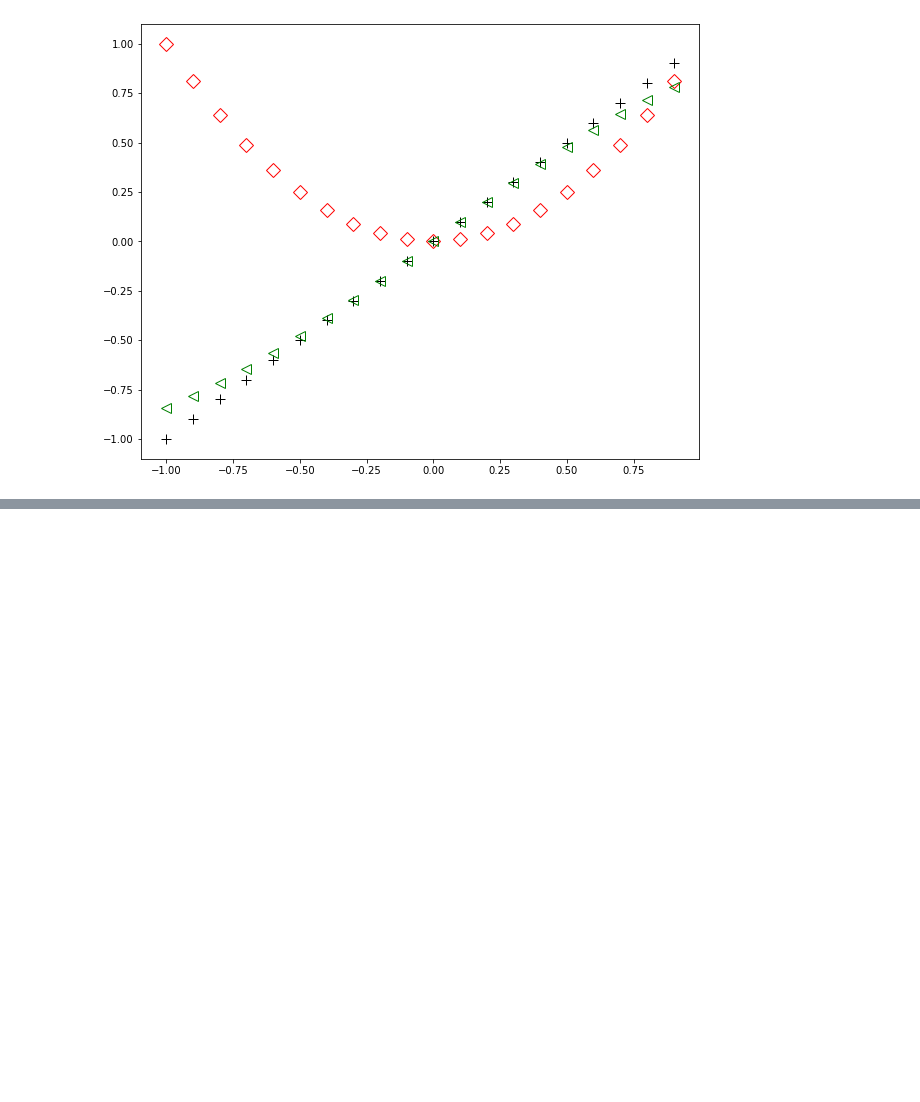
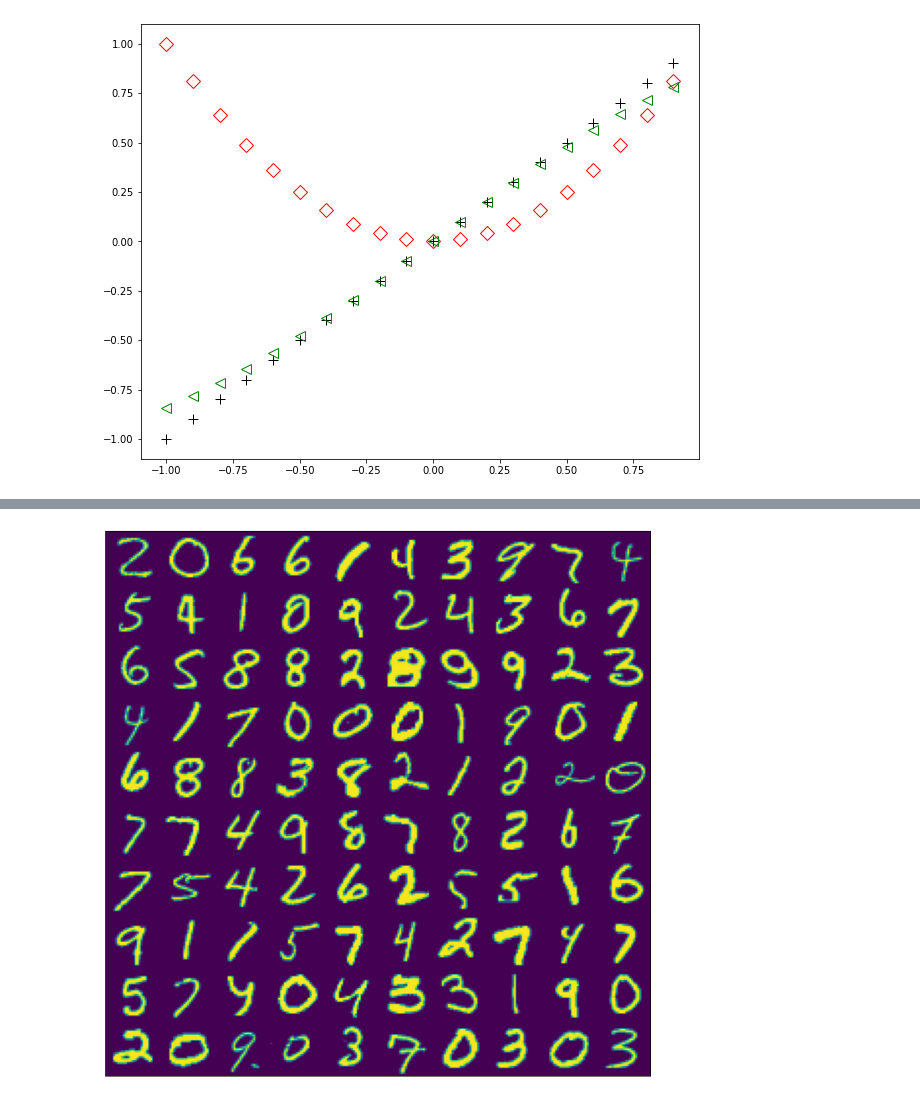
Before and after one commit to cktears/kaggle_digit-recognizer, a Jupyter notebook: digit-recognizer.ipynb, the cells around one changed output, grey strips where cells are left out. Cells and saved outputs as stored; diff of their text form; code cells hidden in the pictures; blank space fills up the shorter version.

```diff
--- a/digit-recognizer.ipynb
+++ b/digit-recognizer.ipynb
@@ -3,6 +3,8 @@ import numpy as np
 import pandas as pd
 import sklearn
 X = pd.read_csv("train.csv")
+test = pd.read_csv("test.csv")
+test_data = test.to_numpy().reshape(-1,28,28)
 # %%
 X
 # %% [output]
@@ -188,0 +202,14 @@ plt.show()
+# %%
+plt.figure(figsize=(12,12))
+arraysize = 10
+imagesize = 1
+plt.xlim(0,arraysize*imagesize)
+plt.ylim(0,arraysize*imagesize)
+plt.xticks([])
+plt.yticks([])
+
+for i in range(0,arraysize):
+    for j in range(0,arraysize):
+        plt.imshow(test_data[i*arraysize+j],extent=(j*imagesize,(j+1)*imagesize,i*imagesize,(i+1)*imagesize))
+# %% [output]
+[figure, added]
```
Also changed, not shown: parts of 11 cells of this notebook.
